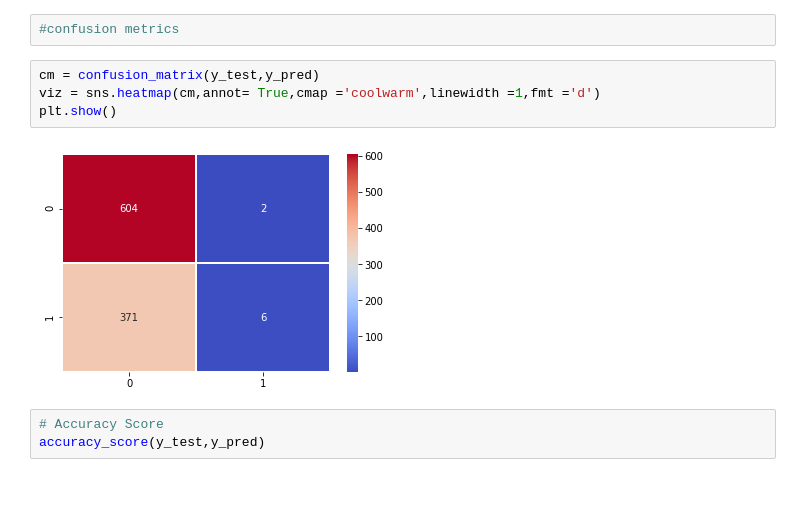
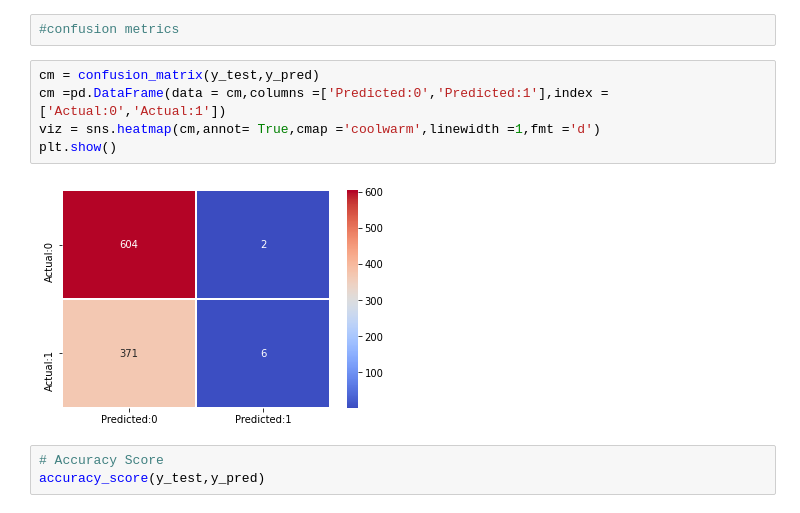
Before and after one commit to chikabella24/Capstone-Project-on-Classification-Model, a Jupyter notebook: Copy_of_Classification_Project.ipynb, the cells around one changed output. Cells and saved outputs as stored; diff of their text form.

```diff
--- a/Copy_of_Classification_Project.ipynb
+++ b/Copy_of_Classification_Project.ipynb
@@ -342,10 +342,11 @@ y_pred = model.predict(x_test) # prediction
 #confusion metrics
 # %%
 cm = confusion_matrix(y_test,y_pred)
+cm =pd.DataFrame(data = cm,columns =['Predicted:0','Predicted:1'],index =['Actual:0','Actual:1'])
 viz = sns.heatmap(cm,annot= True,cmap ='coolwarm',linewidth =1,fmt ='d')
 plt.show()
 # %% [output]
-[figure, old version]
+[figure, new version]
 # %%
 # Accuracy Score
 accuracy_score(y_test,y_pred)
```
Also changed, not shown: parts of 9 cells of this notebook.
